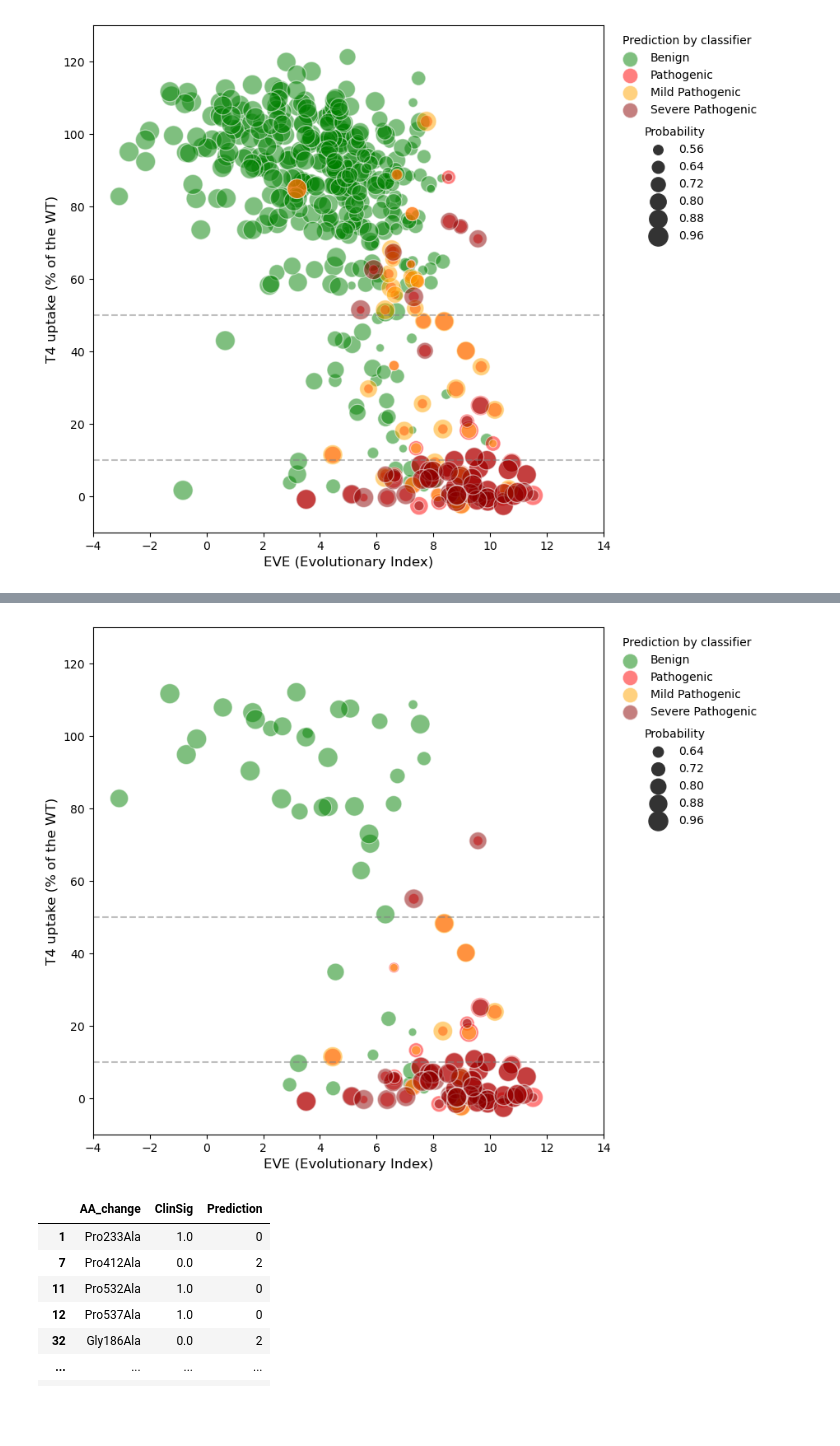
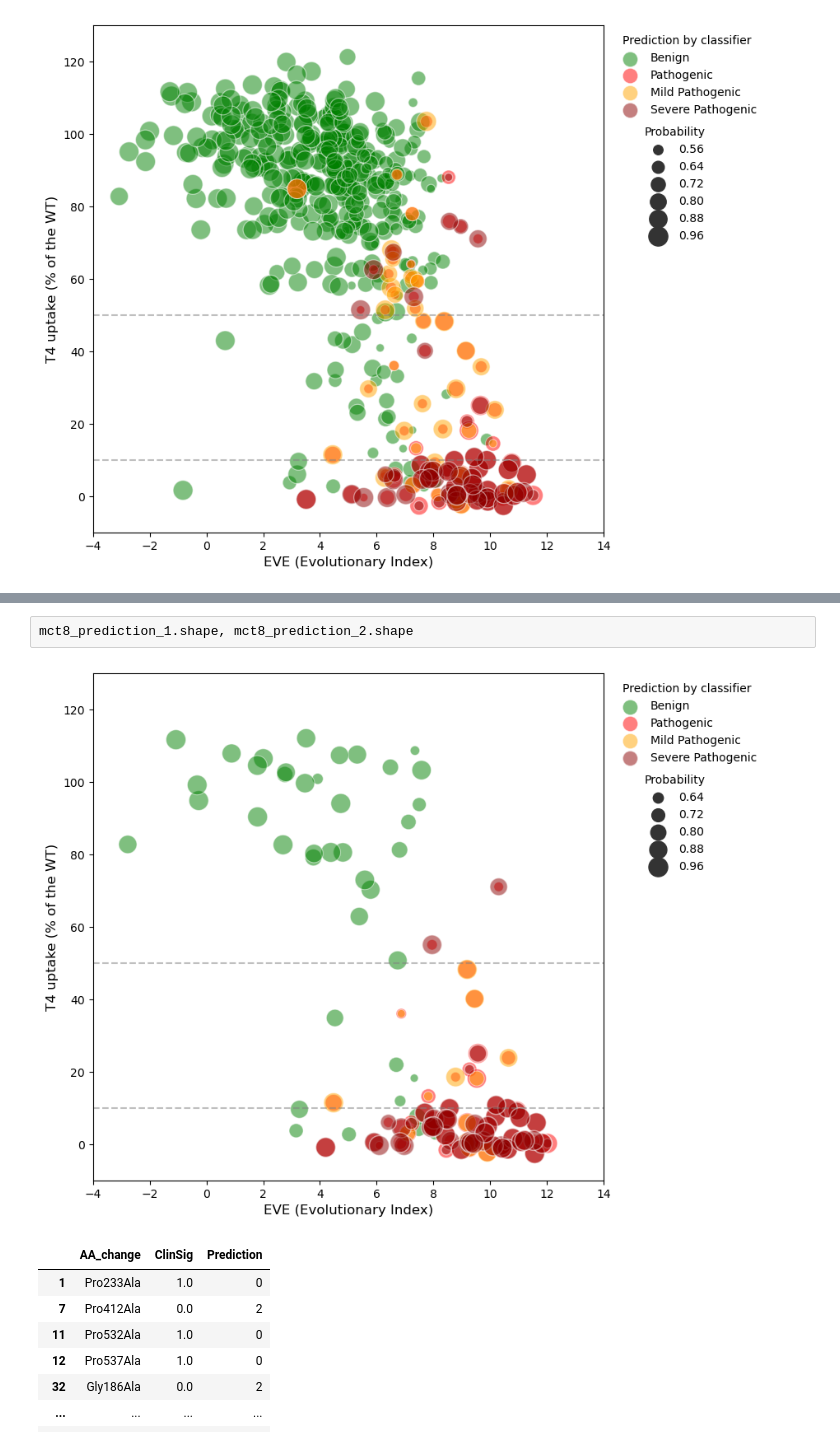
Before and after one commit to martin-mariano/MCT8classifier, a Jupyter notebook: Code_Files/03_MCT8_Variants_ClassifierDevelopment.ipynb, the cells around one changed output, grey strips where cells are left out. Saved outputs shown, nothing was run; the diff lists cells and outputs as text; code cells hidden in the pictures; blank space fills up the shorter version.

```diff
--- a/Code_Files/03_MCT8_Variants_ClassifierDevelopment.ipynb
+++ b/Code_Files/03_MCT8_Variants_ClassifierDevelopment.ipynb
@@ -1975,27 +2097,29 @@ plt.savefig('WholePrediction_ActivityvsEvolInd.png', bbox_inches='tight')
+# %% [raw]
+mct8_prediction_1.shape, mct8_prediction_2.shape
 # %%
 mct8_prediction_1_patients = mct8_prediction_1[~mct8_prediction_1.AA_change.str.endswith("Ala")]
 mct8_prediction_2_patients = mct8_prediction_2[~mct8_prediction_2.AA_change.str.endswith("Ala")]
 # %%
 plt.figure(figsize=(8, 8), facecolor='white')
-benign = sns.scatterplot(data=mct8_prediction_1_patients[mct8_prediction_1_patients['Prediction']==0], x='evol_indices_init', y='Activity',
+benign = sns.scatterplot(data=mct8_prediction_1_patients[mct8_prediction_1_patients['Prediction']==0], x='evol_indices_mean', y='Activity',
                 size='Benign_proba', sizes=(50, 300), color='green', alpha=0.5, legend=False)
-pathogenic = sns.scatterplot(data=mct8_prediction_1_patients[mct8_prediction_1_patients['Prediction']==1], x='evol_indices_init', y='Activity',
+pathogenic = sns.scatterplot(data=mct8_prediction_1_patients[mct8_prediction_1_patients['Prediction']==1], x='evol_indices_mean', y='Activity',
                 size='Pathogenic_proba', sizes=(50, 300), color='red', alpha=0.5, marker='o', legend=False)
-mild = sns.scatterplot(data=mct8_prediction_2_patients[mct8_prediction_2_patients['Prediction']==2], x='evol_indices_init', y='Activity',
+mild = sns.scatterplot(data=mct8_prediction_2_patients[mct8_prediction_2_patients['Prediction']==2], x='evol_indices_mean', y='Activity',
                 size='Mild_proba', sizes=(50, 300), color='orange', alpha=0.5, legend=False)
-severe = sns.scatterplot(data=mct8_prediction_2_patients[mct8_prediction_2_patients['Prediction']==3], x='evol_indices_init', y='Activity',
+severe = sns.scatterplot(data=mct8_prediction_2_patients[mct8_prediction_2_patients['Prediction']==3], x='evol_indices_mean', y='Activity',
                 size='Severe_proba', sizes=(50, 300), color='darkred', alpha=0.5, legend=True)
 
 legend1 = plt.legend(title='Probability', bbox_to_anchor=(1.22, 0.82), edgecolor='white')
 legend2 = plt.legend(title='Prediction by classifier', labels=['Benign', 'Pathogenic', 'Mild Pathogenic', 'Severe Pathogenic'],
                      bbox_to_anchor=(1.32, 1), edgecolor='white')
 plt.gca().add_artist(legend1)
 plt.axhline(y=50, color='grey', alpha=0.5, linestyle='--')
 plt.axhline(y=10, color='grey', alpha=0.5, linestyle='--')
 plt.xlim(-4, 14)
 plt.ylim(-10, 130)
 plt.ylabel('T4 uptake (% of the WT)', size=12)
 plt.xlabel('EVE (Evolutionary Index)', size=12)
 plt.savefig('WholePrediction_ActivityvsEvolInd_patients.png', bbox_inches='tight')
 # %% [output]
-[figure, old version]
+[figure, new version]
```
Also changed, not shown: parts of 16 cells of this notebook.
